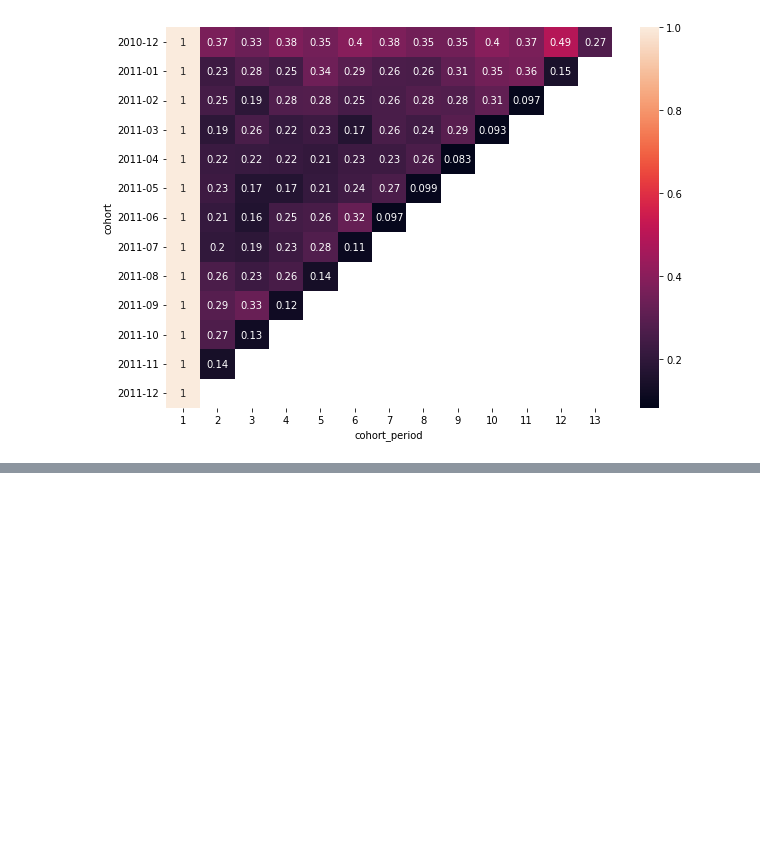
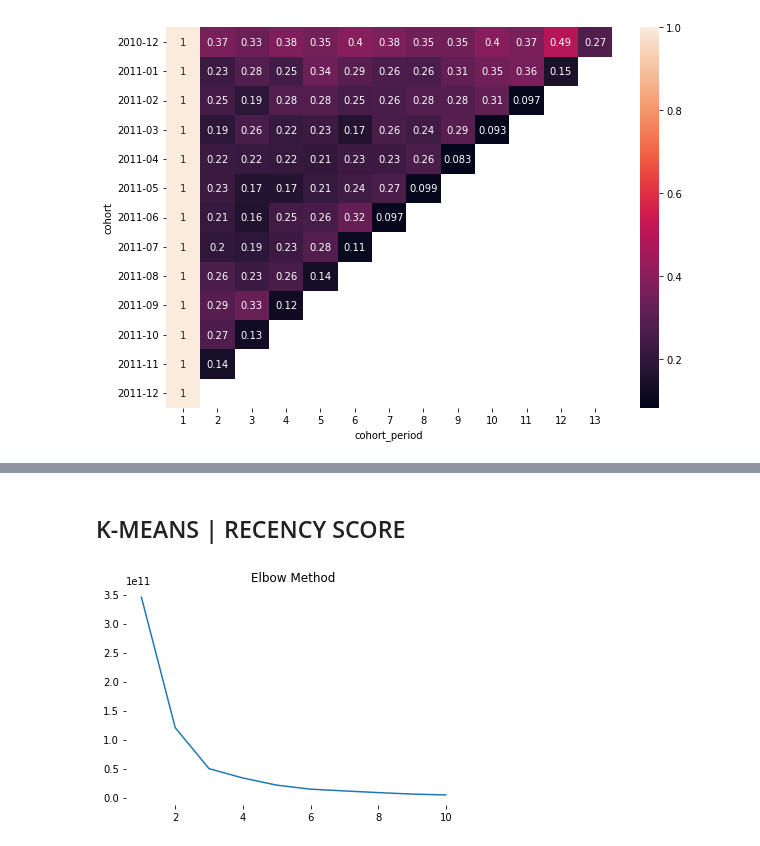
Before and after one commit to daianeklein/customer-segmentation, a Jupyter notebook: customer-segmentation.ipynb, the cells around one changed output, grey strips where cells are left out. Saved outputs shown, nothing was run; the diff lists cells and outputs as text; code cells hidden in the pictures; blank space fills up the shorter version.

```diff
--- a/customer-segmentation.ipynb
+++ b/customer-segmentation.ipynb
@@ -558,0 +580,15 @@ sns.heatmap(users.T, mask = users.T.isnull(), annot = True)
+# %% [markdown]
+## K-MEANS | RECENCY SCORE
+# %%
+X = rfm[['recency', 'frequency', 'revenue']].values
+wcss = []
+
+for i in range(1, 11):
+    kmeans = KMeans(n_clusters = i, random_state = 0)
+    kmeans.fit(X)
+    wcss.append(kmeans.inertia_)
+
+plt.plot(range(1, 11), wcss)
+set_chart_settings('Elbow Method')
+# %% [output]
+[figure, added]
```
Also changed, not shown: parts of 23 cells of this notebook.
